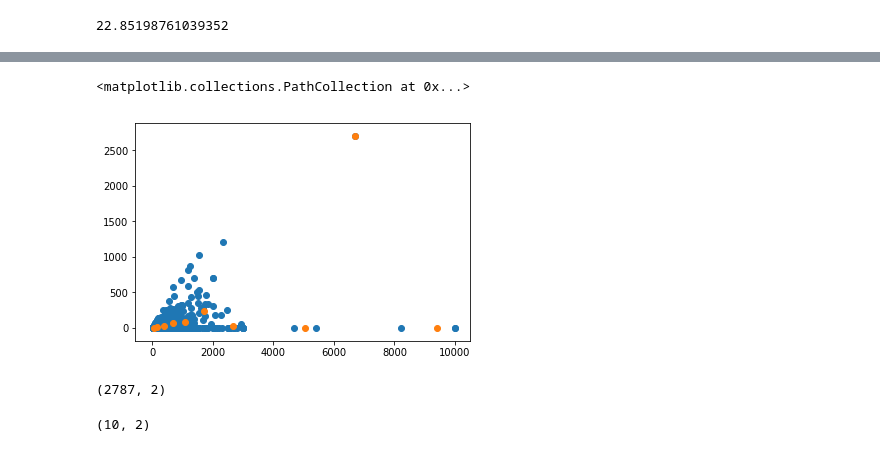
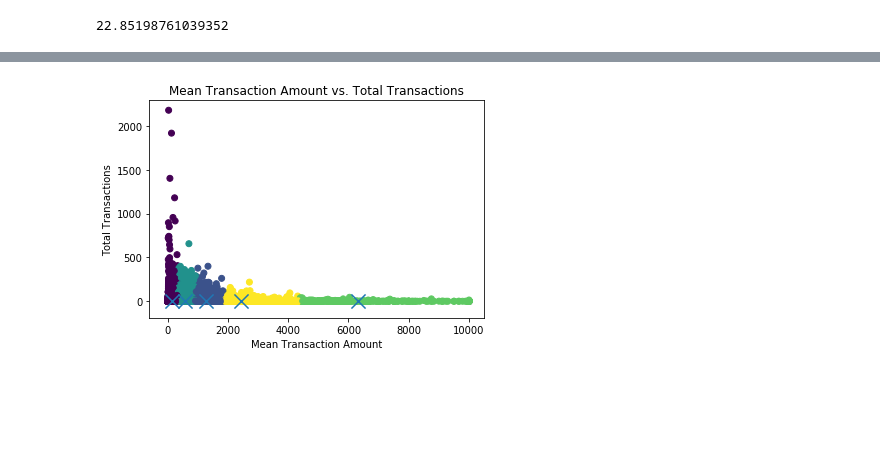
Before and after one commit to BilalQadar/Detecting-Human-Trafficking, a Jupyter notebook: data.ipynb, the cells around one changed output, grey strips where cells are left out. Saved outputs shown, nothing was run; the diff lists cells and outputs as text; code cells hidden in the pictures; blank space fills up the shorter version.

Commit message:
Added Color Map for Clusters

```diff
--- a/data.ipynb
+++ b/data.ipynb
@@ -191,4 +180,6 @@ sender.head(15)
 # %%
 from sklearn.cluster import KMeans
 import matplotlib.pyplot as plt
+# %%
+cluster_amount = 5
 # %%
@@ -217,0 +223,27 @@ np.shape(centers)
+# %%
+#print(np.shape(cluster_data_mstd))
+kmeans = KMeans(n_clusters=cluster_amount, random_state=0).fit(mstd)
+centers = kmeans.cluster_centers_
+labels = kmeans.labels_
+np.shape(centers)
+
+x = []
+y = []
+
+center_x = []
+center_y = []
+
+for point in mstd:
+    x.append(point[0])
+    y.append(point[1])
+
+for point in centers:
+    center_x.append(point[0])
+    center_y.append(point[1])
+
+plt.scatter(x,y,c=labels.astype(float))
+plt.scatter(center_x,center_y,marker="x",s=200)
+plt.title('Mean Transaction Amount vs. Spontenaity in Transaction Amount')
+plt.ylabel('Transaction Amount Standard Deviation')
+plt.xlabel('Mean Transaction Amount')
+plt.show()
@@ -218,31 +252,30 @@ np.shape(centers)
 # %%
+#print(np.shape(cluster_data_mstd))
+kmeans = KMeans(n_clusters=cluster_amount, random_state=0).fit(m_total_transactions)
+centers = kmeans.cluster_centers_
+labels = kmeans.labels_
+np.shape(centers)
+
 x = []
 y = []
 
 center_x = []
 center_y = []
 
-for point in cluster_data_mstd:
+for point in m_total_transactions:
     x.append(point[0])
     y.append(point[1])
 
 for point in centers:
     center_x.append(point[0])
     center_y.append(point[1])
 
-plt.scatter(x,y)
-plt.scatter(center_x,center_y)
+plt.scatter(x,y,c=labels.astype(float))
+plt.scatter(center_x,center_y,marker="x",s=200)
+plt.title('Mean Transaction Amount vs. Total Transactions')
+plt.ylabel('Total Transactions')
+plt.xlabel('Mean Transaction Amount')
+plt.show()
 # %% [output]
-<matplotlib.collections.PathCollection at 0x...>
-[figure, old version]
+[figure, new version]
-# %%
-print(np.shape(cluster_data_transf_std))
-kmeans = KMeans(n_clusters=10, random_state=0).fit(cluster_data_transf_std)
-# %% [output]
-(2787, 2)
-# %%
-centers = kmeans.cluster_centers_
-np.shape(centers)
-# %% [output]
-(10, 2)
 # %%
```
Also changed, not shown: parts of 19 cells of this notebook.
